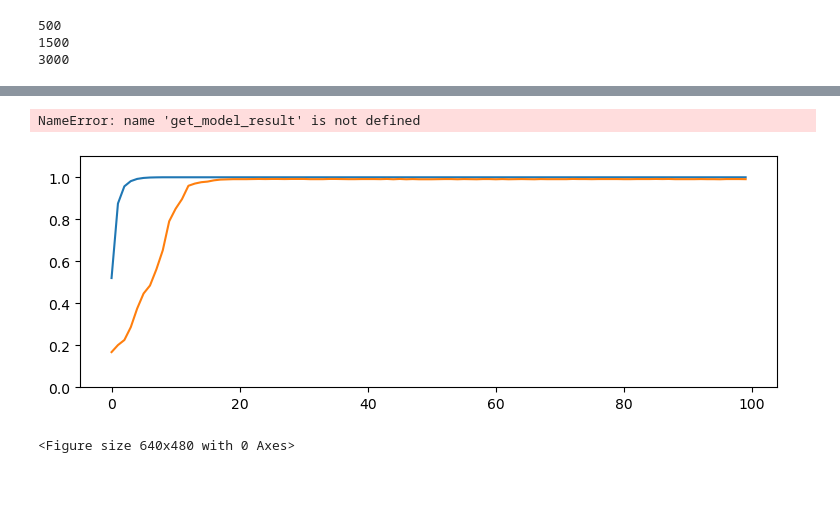
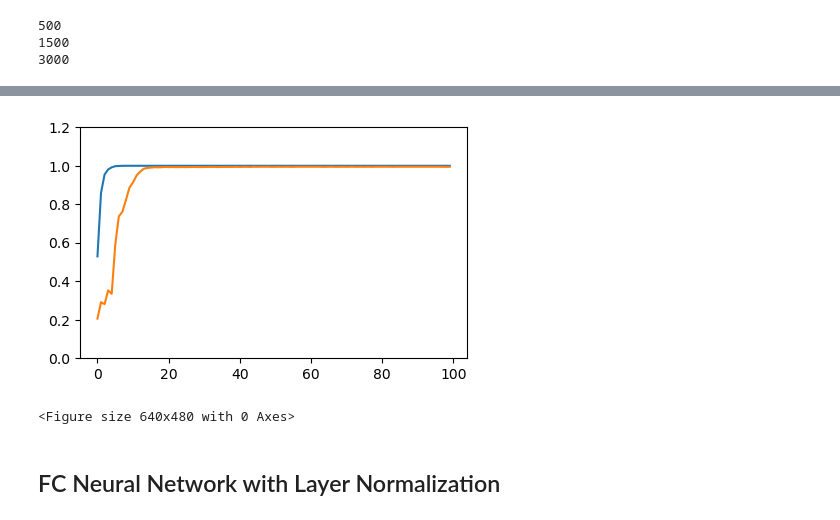
Before and after one commit to SamiraJodeir/DL, a Jupyter notebook: notebook2da8fb4d10.ipynb, the cells around one changed output, grey strips where cells are left out. Saved outputs shown, nothing was run; the diff lists cells and outputs as text; code cells hidden in the pictures; blank space fills up the shorter version.

```diff
--- a/notebook2da8fb4d10.ipynb
+++ b/notebook2da8fb4d10.ipynb
@@ -93,9 +103,3 @@ trainX=np.array(trainX,dtype =np.uint8).reshape(-1,227,227,3)
 testX=np.array(testX,dtype =np.uint8).reshape(-1,227,227,3)
 trainy=np.array(trainy,dtype =np.uint8)
 testy=np.array(testy,dtype =np.uint8)
-# %%
-trainX,testX,trainy,testy= train_test_split(X,y,test_size=0.2,random_state=1)
-trainX=np.array(trainX,dtype =np.uint8).reshape(-1,227,227,3)
-testX=np.array(testX,dtype =np.uint8).reshape(-1,227,227,3)
-trainy=np.array(trainy,dtype =np.uint8)
-testy=np.array(testy,dtype =np.uint8)
@@ -152,10 +154,9 @@ i,j =0,0
 while j < 3:
      axes[j].plot([i for i in range(100)],Total_results['accuracy'][i:i+100] ,label="train")
      axes[j].plot([i for i in range(100)],Total_results['val_accuracy'][i:i+100] ,label="test")
-     axes[j].set_ylim([0, 1.0])
+     axes[j].set_ylim([0, 1.2])
      i=i+100
      j=j+1
 
 plt.show()
-plt.savefig('FCC_227_R.png')
 # %% [output]
@@ -196,24 +198,24 @@ _________________________________________________________________
 model_batch_norm.compile(loss=keras.losses.categorical_crossentropy, optimizer=tf.keras.optimizers.Adam(learning_rate=0.001), metrics=['accuracy'])
 # %%
 history = model_batch_norm.fit(trainX, trainy, validation_data=(testX, testy), epochs=100, verbose=False, batch_size=500)
-# %% [output]
-NameError: name 'get_model_result' is not defined
 # %%
-FCC_BN_227 = get_model_result()
-FCC_BN_227.to_csv('FCC_BN_227.csv', index=False)
+FC_BN_227 = get_model_result()
+FC_BN_227.to_csv('FC_BN_227.csv', index=False)
 # %%
 def plot_model_result(result,fig_title):
-    plt.figure(figsize=(9, 3))
+    plt.figure(figsize=(5, 3))
     plt.plot([i for i in range(100)],result['accuracy'] ,label="train")
     plt.plot([i for i in range(100)],result['val_accuracy'],label="test")
-    plt.ylim([0, 1.1])
+    plt.ylim([0, 1.2])
     plt.show()
     plt.savefig(fig_title)
 # %%
-plot_model_result(result=FCC_BN_227, fig_title='FCC_BN_227')
+plot_model_result(result=FC_BN_227, fig_title='FC_BN_227')
 # %% [output]
-[figure, old version]
+[figure, new version]
 <Figure size 640x480 with 0 Axes>
+# %% [markdown]
+## FC Neural Network with Layer Normalization
 # %%
 model_layer_norm = keras.Sequential([
     keras.Input(shape=(227, 227, 3)),
```
Also changed, not shown: parts of 24 cells of this notebook.
